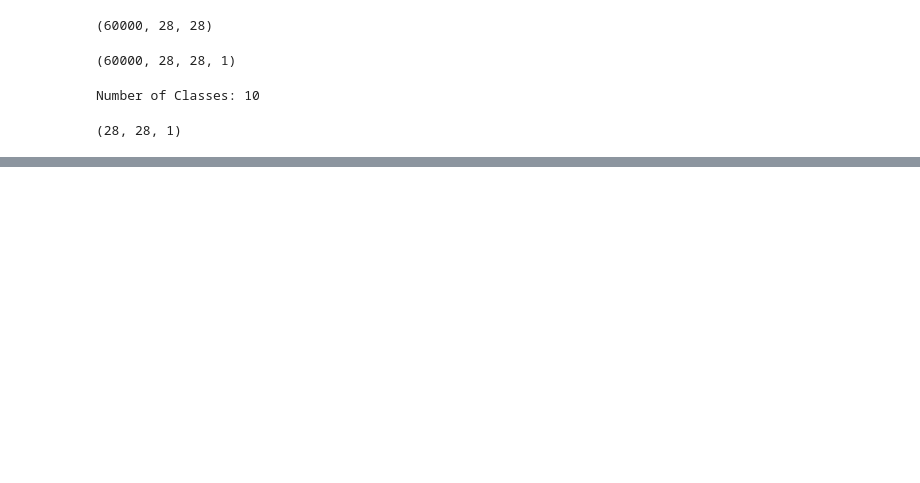
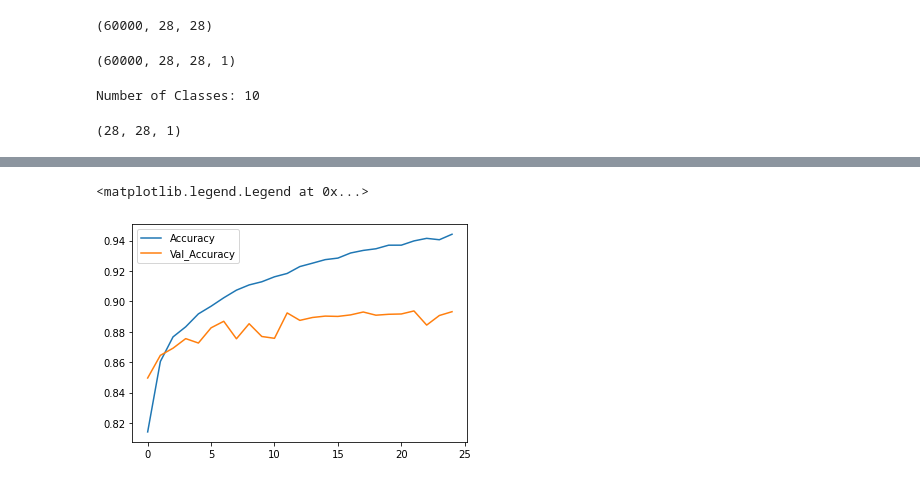
Before and after one commit to neerajthandayan/Tensorflow-2.0, a Jupyter notebook: Convolutional Neural Networks/CNN_Fashion_MNIST.ipynb, the cells around one changed output, grey strips where cells are left out. Cells and saved outputs as stored; diff of their text form; code cells hidden in the pictures; blank space fills up the shorter version.

```diff
--- a/Convolutional Neural Networks/CNN_Fashion_MNIST.ipynb
+++ b/Convolutional Neural Networks/CNN_Fashion_MNIST.ipynb
@@ -92,0 +95,9 @@ Epoch 8/25
+# %%
+# Plotting Accuracy
+
+plt.plot(result.history['accuracy'], label='Accuracy')
+plt.plot(result.history['val_accuracy'], label='Val_Accuracy')
+plt.legend()
+# %% [output]
+<matplotlib.legend.Legend at 0x...>
+[figure, added]
```
Also changed, not shown: parts of 7 cells of this notebook.
